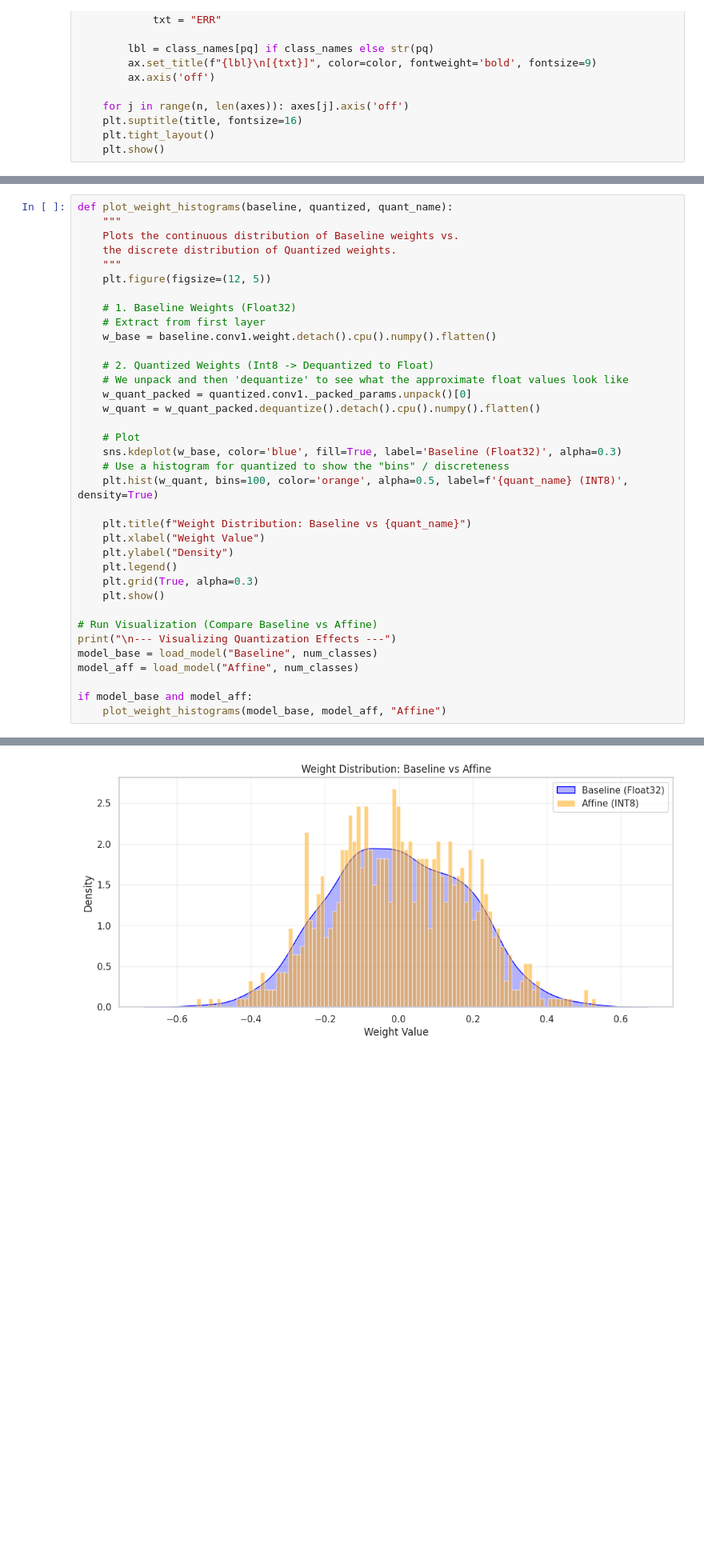
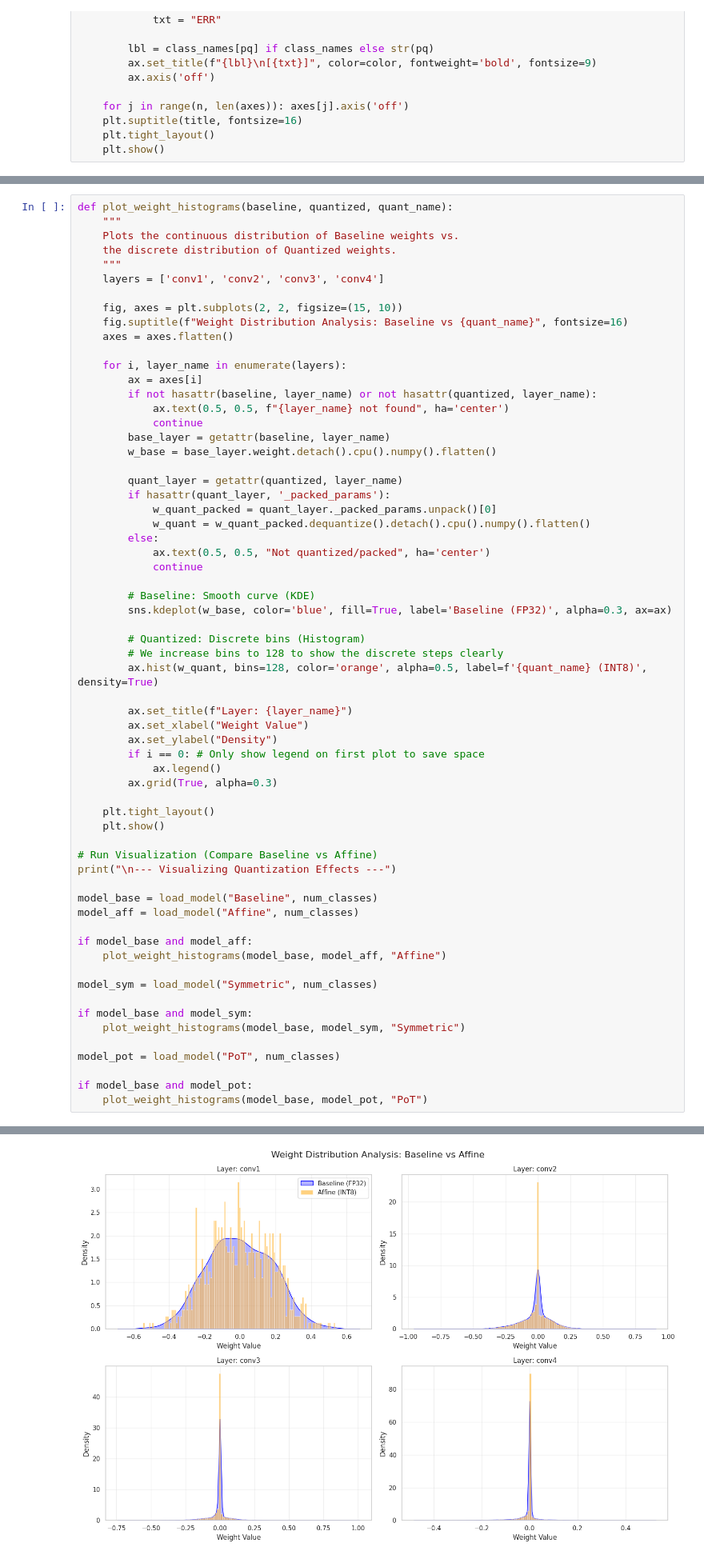
Before and after one commit to DomiTe/Forschungsprojekt, a Jupyter notebook: notebooks/03_evaluation_visualization .ipynb, the cells around one changed output, grey strips where cells are left out. Shown at 80% size. Drawn from its saved outputs; the diff is of its cells as text; blank space fills up the shorter version.

```diff
--- a/notebooks/03_evaluation_visualization .ipynb
+++ b/notebooks/03_evaluation_visualization .ipynb
@@ -498,39 +449,66 @@ for model_name in MODELS_TO_EVALUATE:
 # %%
 def plot_weight_histograms(baseline, quantized, quant_name):
     """
     Plots the continuous distribution of Baseline weights vs.
     the discrete distribution of Quantized weights.
     """
-    plt.figure(figsize=(12, 5))
+    layers = ['conv1', 'conv2', 'conv3', 'conv4']
 
-    # 1. Baseline Weights (Float32)
-    # Extract from first layer
-    w_base = baseline.conv1.weight.detach().cpu().numpy().flatten()
+    fig, axes = plt.subplots(2, 2, figsize=(15, 10))
+    fig.suptitle(f"Weight Distribution Analysis: Baseline vs {quant_name}", fontsize=16)
+    axes = axes.flatten()
 
-    # 2. Quantized Weights (Int8 -> Dequantized to Float)
-    # We unpack and then 'dequantize' to see what the approximate float values look like
-    w_quant_packed = quantized.conv1._packed_params.unpack()[0]
-    w_quant = w_quant_packed.dequantize().detach().cpu().numpy().flatten()
+    for i, layer_name in enumerate(layers):
+        ax = axes[i]
+        if not hasattr(baseline, layer_name) or not hasattr(quantized, layer_name):
+            ax.text(0.5, 0.5, f"{layer_name} not found", ha='center')
+            continue
+        base_layer = getattr(baseline, layer_name)
+        w_base = base_layer.weight.detach().cpu().numpy().flatten()
 
-    # Plot
-    sns.kdeplot(w_base, color='blue', fill=True, label='Baseline (Float32)', alpha=0.3)
-    # Use a histogram for quantized to show the "bins" / discreteness
-    plt.hist(w_quant, bins=100, color='orange', alpha=0.5, label=f'{quant_name} (INT8)', density=True)
+        quant_layer = getattr(quantized, layer_name)
+        if hasattr(quant_layer, '_packed_params'):
+            w_quant_packed = quant_layer._packed_params.unpack()[0]
+            w_quant = w_quant_packed.dequantize().detach().cpu().numpy().flatten()
+        else:
+            ax.text(0.5, 0.5, "Not quantized/packed", ha='center')
+            continue
 
-    plt.title(f"Weight Distribution: Baseline vs {quant_name}")
-    plt.xlabel("Weight Value")
-    plt.ylabel("Density")
-    plt.legend()
-    plt.grid(True, alpha=0.3)
+        # Baseline: Smooth curve (KDE)
+        sns.kdeplot(w_base, color='blue', fill=True, label='Baseline (FP32)', alpha=0.3, ax=ax)
+
+        # Quantized: Discrete bins (Histogram)
+        # We increase bins to 128 to show the discrete steps clearly
+        ax.hist(w_quant, bins=128, color='orange', alpha=0.5, label=f'{quant_name} (INT8)', density=True)
+
+        ax.set_title(f"Layer: {layer_name}")
+        ax.set_xlabel("Weight Value")
+        ax.set_ylabel("Density")
+        if i == 0: # Only show legend on first plot to save space
+            ax.legend()
+        ax.grid(True, alpha=0.3)
+
+    plt.tight_layout()
     plt.show()
 
 # Run Visualization (Compare Baseline vs Affine)
 print("\n--- Visualizing Quantization Effects ---")
+
 model_base = load_model("Baseline", num_classes)
 model_aff = load_model("Affine", num_classes)
 
 if model_base and model_aff:
     plot_weight_histograms(model_base, model_aff, "Affine")
+
+model_sym = load_model("Symmetric", num_classes)
+
+if model_base and model_sym:
+    plot_weight_histograms(model_base, model_sym, "Symmetric")
+
+model_pot = load_model("PoT", num_classes)
+
+if model_base and model_pot:
+    plot_weight_histograms(model_base, model_pot, "PoT")
 # %% [output]
 --- Visualizing Quantization Effects ---
-[figure, old version]
+[figure, new version]
```
Also changed, not shown: parts of 5 cells of this notebook, 9 other files.
